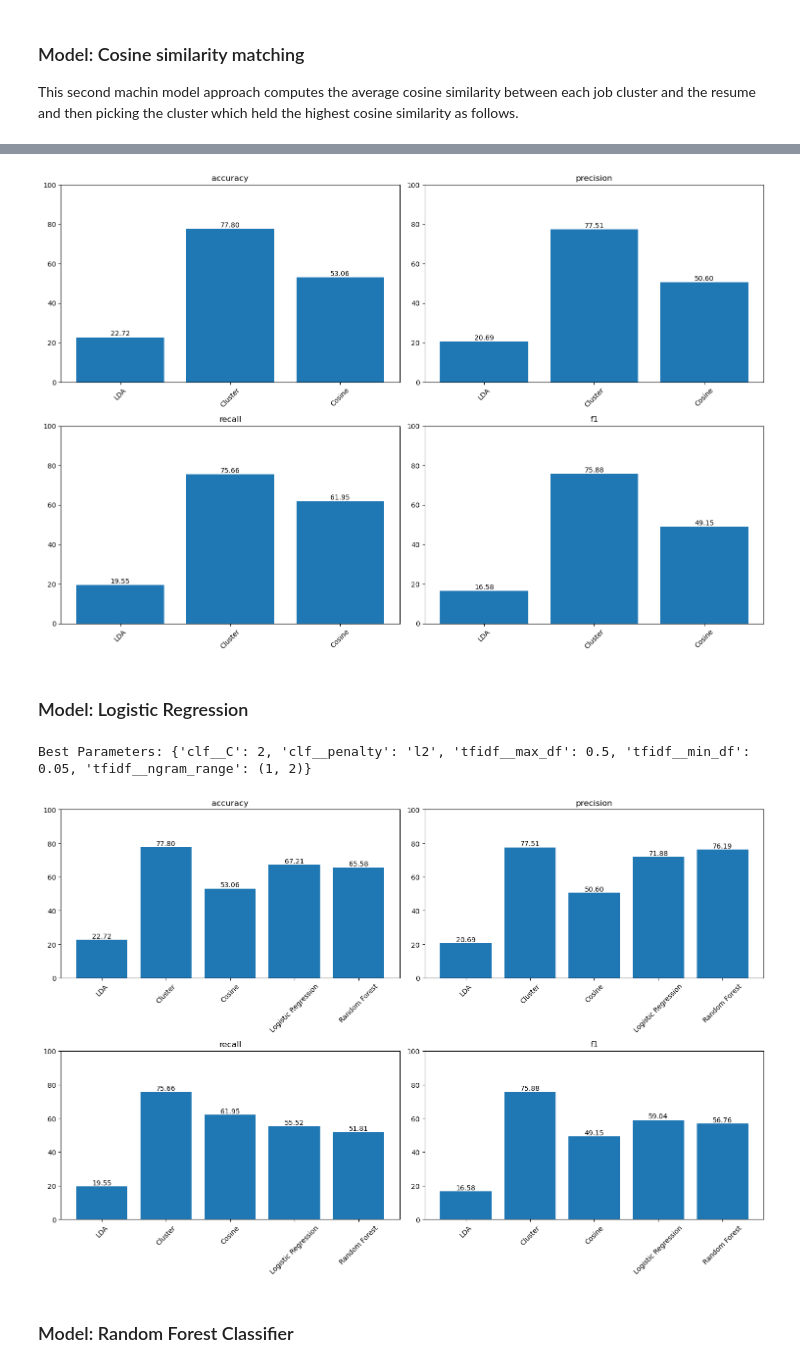
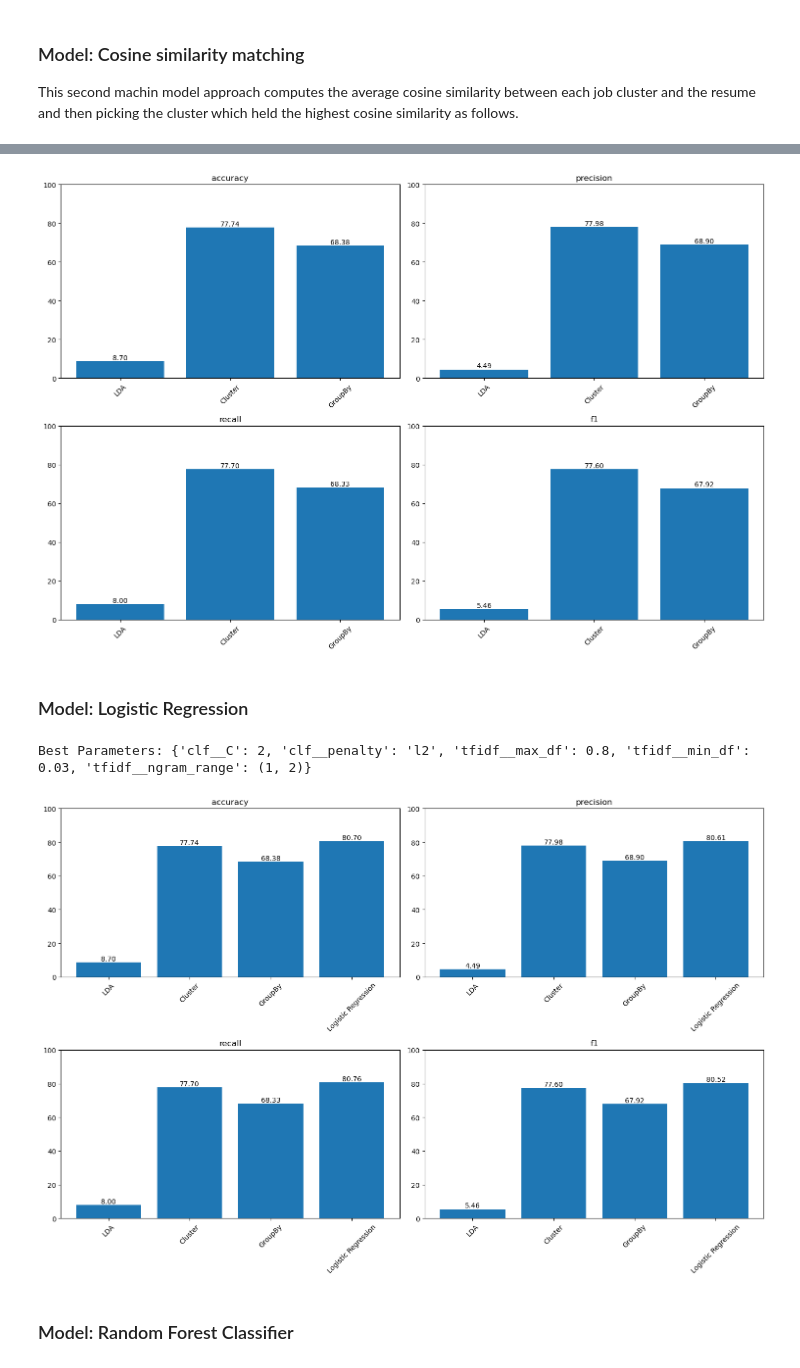
Before and after one commit to ollie-gats/intro_nlp_final_project, a Jupyter notebook: GatlandBoxhoDiGianvito_NLP.ipynb, the cells around one changed output, grey strips where cells are left out. Saved outputs shown, nothing was run; the diff lists cells and outputs as text; code cells hidden in the pictures.

```diff
--- a/GatlandBoxhoDiGianvito_NLP.ipynb
+++ b/GatlandBoxhoDiGianvito_NLP.ipynb
@@ -901,5 +948,5 @@ result_df.head()
 # %%
-y_true = result_df['cleaned_job_title']
+y_true = result_df['Job_Title_Searched']
 y_pred = result_df['pred_cluster']
 metrics.run(y_true, y_pred, 'Cluster')
 # %%
@@ -917,11 +964,11 @@ average_similarity_dictionary = {}
 
 # Iterate through each job offer and find the similarity scores for each cluster
 for j_id, j_vector in enumerate(vectorized_jobs):
-    cluster_similarities = {cluster: [] for cluster in df_new['cleaned_job_title'].unique()}
+    cluster_similarities = {cluster: [] for cluster in df_jobs['Job_Title_Searched'].unique()}
 
     for job_id, job_vector in enumerate(vectorized_jobs):
         similarity = float(cosine_similarity(j_vector, job_vector))
-        cluster = df_new.loc[df_new['id'] == job_id, 'cleaned_job_title'].iloc[0]
+        cluster = df_jobs.loc[df_jobs['id'] == job_id, 'Job_Title_Searched'].iloc[0]
         cluster_similarities[cluster].append(similarity)
 
     # Store the similarity scores in the dictionary
@@ -936,10 +983,13 @@ for j_id, j_vector in enumerate(vectorized_jobs):
 average_similarity_df = pd.DataFrame(average_similarity_dictionary).T
 
 # Add columns to the existing DataFrame
-df_result = pd.concat([df_new, average_similarity_df], axis=1)
+df_result = pd.concat([df_jobs, average_similarity_df], axis=1, join='inner')
 
 # Add a column for the predicted cluster based on the highest average similarity
-df_result['pred_cosine'] = df_result.loc[:, average_similarity_df.columns].idxmax(axis=1)
+df_result['pred_group'] = df_result.loc[:, average_similarity_df.columns].idxmax(axis=1)
+
+# Fill NA values with 'Other'
+df_result['pred_group'].fillna('Other', inplace=True)
 
 # Display or use df_result as needed
 df_result.head()
@@ -953,14 +1003,14 @@ df_result.head()
 # %%
-y_true = df_result["cleaned_job_title"]
-y_pred = df_result["pred_cosine"]
-metrics.run(y_true, y_pred, 'Cosine')
+y_true = df_result["Job_Title_Searched"]
+y_pred = df_result["pred_group"]
+metrics.run(y_true, y_pred, 'GroupBy')
 metrics.plot()
 # %% [output]
-[figure, old version]
+[figure, new version]
 # %% [markdown]
 ### Model: Logistic Regression
 # %%
-X_train, X_test, y_train, y_test = train_test_split(df_new['extracted_text_skills'], df_new['cleaned_job_title'], test_size=0.2, random_state=42)
+X_train, X_test, y_train, y_test = train_test_split(df_jobs['cleaned_text_skills'], df_jobs['Job_Title_Searched'], test_size=0.2, random_state=42)
 # %%
 pipeline = Pipeline([
     ('tfidf', TfidfVectorizer()),
@@ -972,37 +1022,37 @@ param_grid_tested = {
     'tfidf__max_df': [0.3, 0.4, 0.5, 0.6, 0.7],
     'tfidf__ngram_range': [(1, 1), (1, 2), (1, 3), (2,2)],
 
     'clf__C': [0.1,0.5, 1,2],
     'clf__penalty': ['l2','l1','elasticnet'],
 }
 
 # Best parameters found by grid search
 param_grid = {
-    'tfidf__min_df': [0.05],
-    'tfidf__max_df': [0.5, 0.7],
+    'tfidf__min_df': [0.01,0.02,0.03],
+    'tfidf__max_df': [0.85,0.8,0.9],
     'tfidf__ngram_range': [ (1, 2)],
 
     'clf__C': [2],
     'clf__penalty': ['l2'],
 }
 
 # Create a GridSearchCV object
 cv = StratifiedKFold(n_splits=5, shuffle=True, random_state=42)
 grid_search = GridSearchCV(pipeline, param_grid, cv=cv, n_jobs=-1)
 
 # Fit the grid search to the data
 grid_search.fit(X_train, y_train)
 
 y_pred = grid_search.predict(X_test)
 
 metrics.run(y_test, y_pred, 'Logistic Regression')
 
 # Best parameters found by grid search
 print(f'Best Parameters: {grid_search.best_params_}')
 metrics.plot()
 # %% [output]
-Best Parameters: {'clf__C': 2, 'clf__penalty': 'l2', 'tfidf__max_df': 0.5, 'tfidf__min_df': 0.05, 'tfidf__ngram_range': (1, 2)}
+Best Parameters: {'clf__C': 2, 'clf__penalty': 'l2', 'tfidf__max_df': 0.8, 'tfidf__min_df': 0.03, 'tfidf__ngram_range': (1, 2)}
-[figure, old version]
+[figure, new version]
 # %% [markdown]
 ### Model: Random Forest Classifier
 # %%
```
Also changed, not shown: parts of 67 cells of this notebook, 2 other files.
